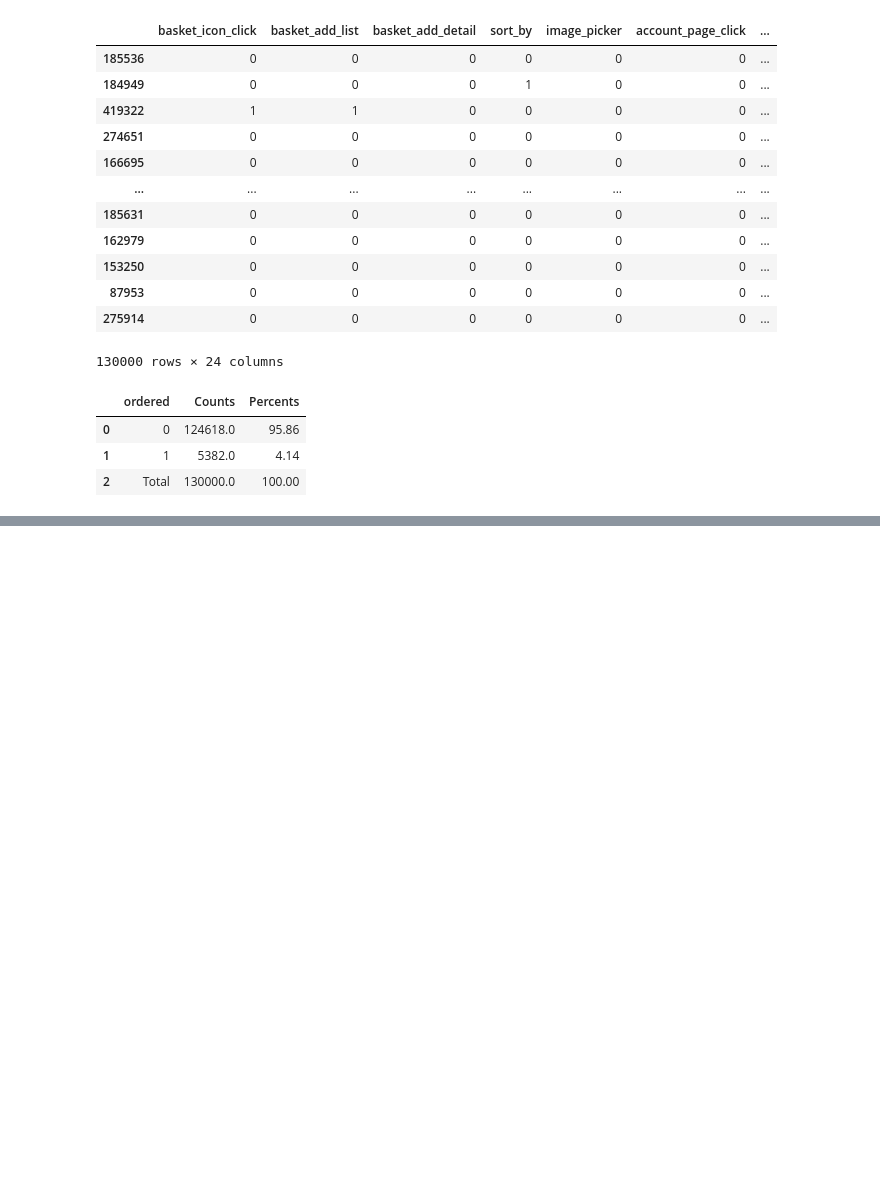
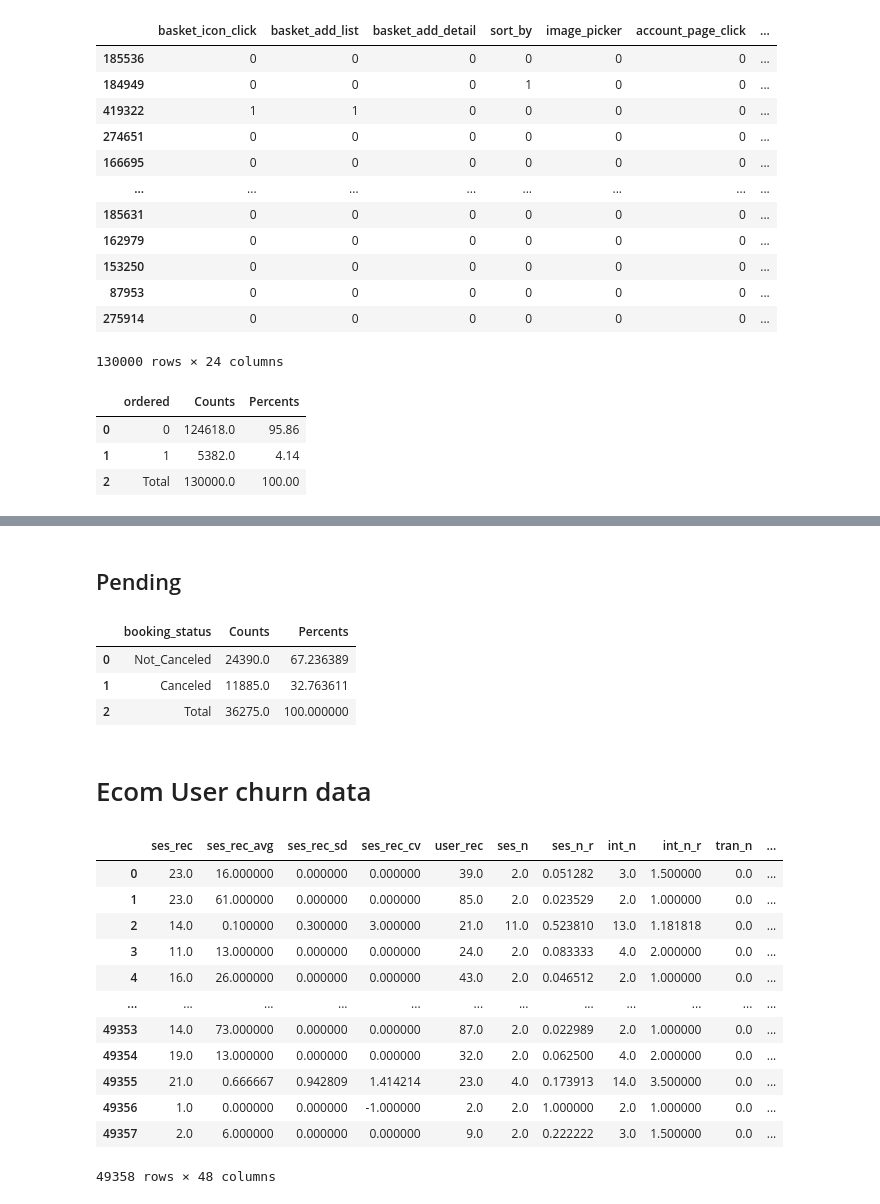
Before and after one commit to ShamilShukurov/ADA_GWU_Master_Thesis, a Jupyter notebook: Code/Data_Collection.ipynb, the cells around one changed output, grey strips where cells are left out. Saved outputs shown, nothing was run; the diff lists cells and outputs as text; code cells hidden in the pictures; blank space fills up the shorter version.

```diff
--- a/Code/Data_Collection.ipynb
+++ b/Code/Data_Collection.ipynb
@@ -1196,0 +1237,2 @@ get_stats(ptp_prep, "ordered")
+# %% [markdown]
+## Pending
@@ -1196,0 +1241,27 @@ get_stats(ptp_prep, "ordered")
+# %%
+get_stats(hotel, "booking_status")
+# %% [output]
+|  | booking_status | Counts | Percents |
+| 0 | Not_Canceled | 24390.0 | 67.236389 |
+| 1 | Canceled | 11885.0 | 32.763611 |
+| 2 | Total | 36275.0 | 100.000000 |
+# %% [markdown]
+# Ecom User churn data
+# %%
+churn_df = pd.read_csv(join(RAW_DATA_PATH,"ecom-user-churn-data.csv"))
+# %%
+churn_df.drop(columns = "visitorid")
+# %% [output]
+|  | ses_rec | ses_rec_avg | ses_rec_sd | ses_rec_cv | user_rec | ses_n | ses_n_r | int_n | int_n_r | tran_n | ... |
+| 0 | 23.0 | 16.000000 | 0.000000 | 0.000000 | 39.0 | 2.0 | 0.051282 | 3.0 | 1.500000 | 0.0 | ... |
+| 1 | 23.0 | 61.000000 | 0.000000 | 0.000000 | 85.0 | 2.0 | 0.023529 | 2.0 | 1.000000 | 0.0 | ... |
+| 2 | 14.0 | 0.100000 | 0.300000 | 3.000000 | 21.0 | 11.0 | 0.523810 | 13.0 | 1.181818 | 0.0 | ... |
+| 3 | 11.0 | 13.000000 | 0.000000 | 0.000000 | 24.0 | 2.0 | 0.083333 | 4.0 | 2.000000 | 0.0 | ... |
+| 4 | 16.0 | 26.000000 | 0.000000 | 0.000000 | 43.0 | 2.0 | 0.046512 | 2.0 | 1.000000 | 0.0 | ... |
+| ... | ... | ... | ... | ... | ... | ... | ... | ... | ... | ... | ... |
+| 49353 | 14.0 | 73.000000 | 0.000000 | 0.000000 | 87.0 | 2.0 | 0.022989 | 2.0 | 1.000000 | 0.0 | ... |
+| 49354 | 19.0 | 13.000000 | 0.000000 | 0.000000 | 32.0 | 2.0 | 0.062500 | 4.0 | 2.000000 | 0.0 | ... |
+| 49355 | 21.0 | 0.666667 | 0.942809 | 1.414214 | 23.0 | 4.0 | 0.173913 | 14.0 | 3.500000 | 0.0 | ... |
+| 49356 | 1.0 | 0.000000 | 0.000000 | -1.000000 | 2.0 | 2.0 | 1.000000 | 2.0 | 1.000000 | 0.0 | ... |
+| 49357 | 2.0 | 6.000000 | 0.000000 | 0.000000 | 9.0 | 2.0 | 0.222222 | 3.0 | 1.500000 | 0.0 | ... |
+49358 rows × 48 columns
```
Also changed, not shown: parts of 12 cells of this notebook, 7 other files.
